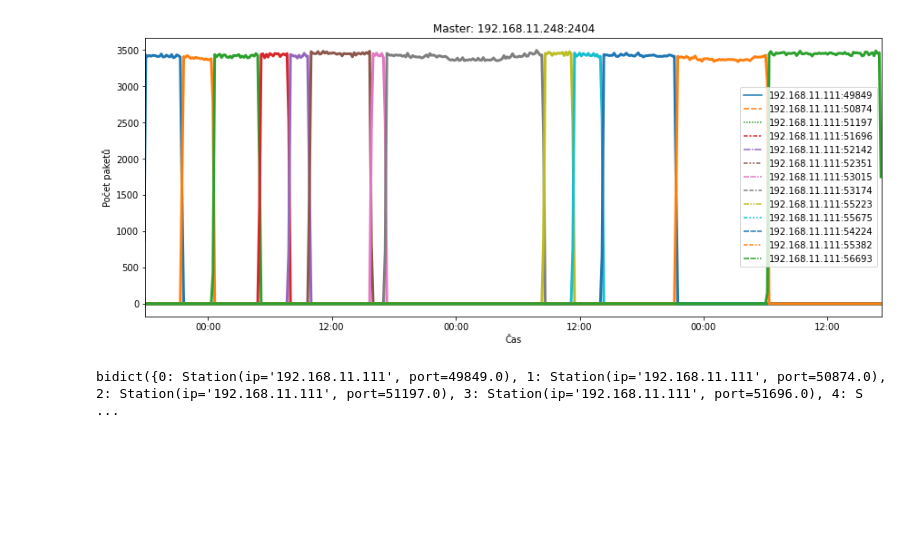
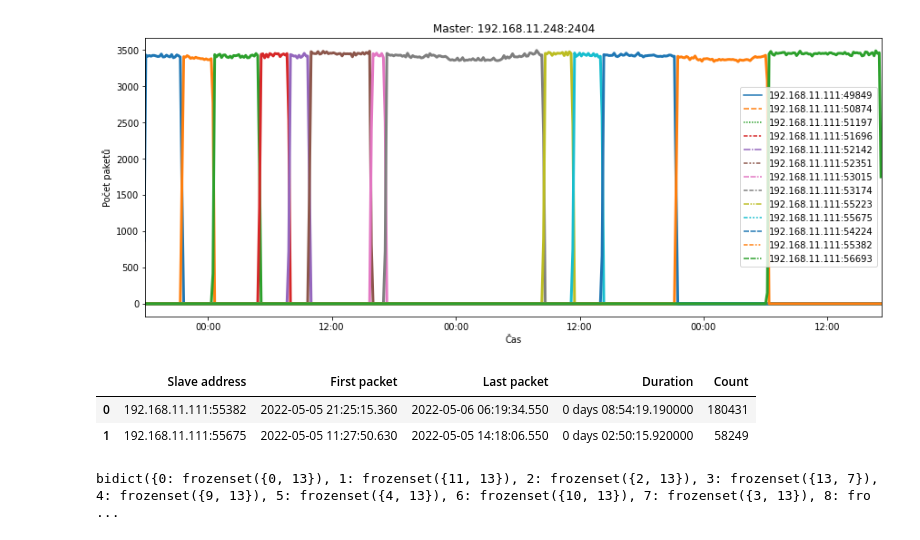
Before and after one commit to ankimme/vut-bp-ics-communication-analyzer, a Jupyter notebook: src/d4.ipynb, the cells around one changed output. Saved outputs shown, nothing was run; the diff lists cells and outputs as text; code cells hidden in the pictures; blank space fills up the shorter version.

```diff
--- a/src/d4.ipynb
+++ b/src/d4.ipynb
@@ -146,8 +146,56 @@ plt.plot()
 plt.savefig('pgf/slaves_plot.pgf')
 # %% [output]
 [figure]
-# %%
-df["oa"].value_counts()
-station_ids
-# %% [output]
-bidict({0: Station(ip='192.168.11.111', port=49849.0), 1: Station(ip='192.168.11.111', port=50874.0), 2: Station(ip='192.168.11.111', port=51197.0), 3: Station(ip='192.168.11.111', port=51696.0), 4: S ...
+# %%
+my_slaves = [10,11]
+
+data = []
+
+master_id = 13
+
+for slave_id in my_slaves:
+
+    pair_id = pair_ids.inv[frozenset({master_id, slave_id})]
+
+    row = []
+
+    row.append(station_ids[slave_id])
+
+    tmpdf = df[df[fcn.pair_id] == pair_id]
+
+    first = tmpdf[fcn.timestamp].iloc[0]
+    last = tmpdf[fcn.timestamp].iloc[-1]
+
+    if len(tmpdf.index) > 0:
+        row.append(first)
+        row.append(last)
+        row.append(last - first)
+        row.append(len(tmpdf.index))
+    else:
+        row.append("None")
+        row.append("None")
+        row.append("None")
+
+    data.append(row)
+
+newdf = pd.DataFrame(
+        data,
+        columns=[
+            "Slave address",
+            "First packet",
+            "Last packet",
+            "Duration",
+            "Count"
+        ],
+    )
+
+# df[df[fcn.pair_id] == 6]
+newdf
+# %% [output]
+|  | Slave address | First packet | Last packet | Duration | Count |
+| 0 | 192.168.11.111:55382 | 2022-05-05 21:25:15.360 | 2022-05-06 06:19:34.550 | 0 days 08:54:19.190000 | 180431 |
+| 1 | 192.168.11.111:55675 | 2022-05-05 11:27:50.630 | 2022-05-05 14:18:06.550 | 0 days 02:50:15.920000 | 58249 |
+# %%
+pair_ids
+# %% [output]
+bidict({0: frozenset({0, 13}), 1: frozenset({11, 13}), 2: frozenset({2, 13}), 3: frozenset({13, 7}), 4: frozenset({9, 13}), 5: frozenset({4, 13}), 6: frozenset({10, 13}), 7: frozenset({3, 13}), 8: fro ...
```
Also changed, not shown: parts of 1 cell of this notebook, 7 other files.
